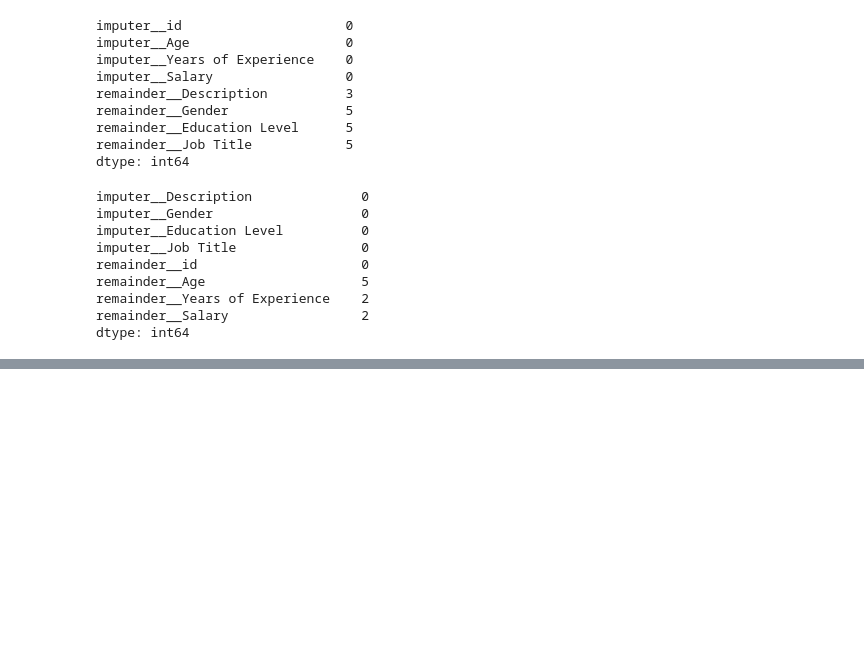
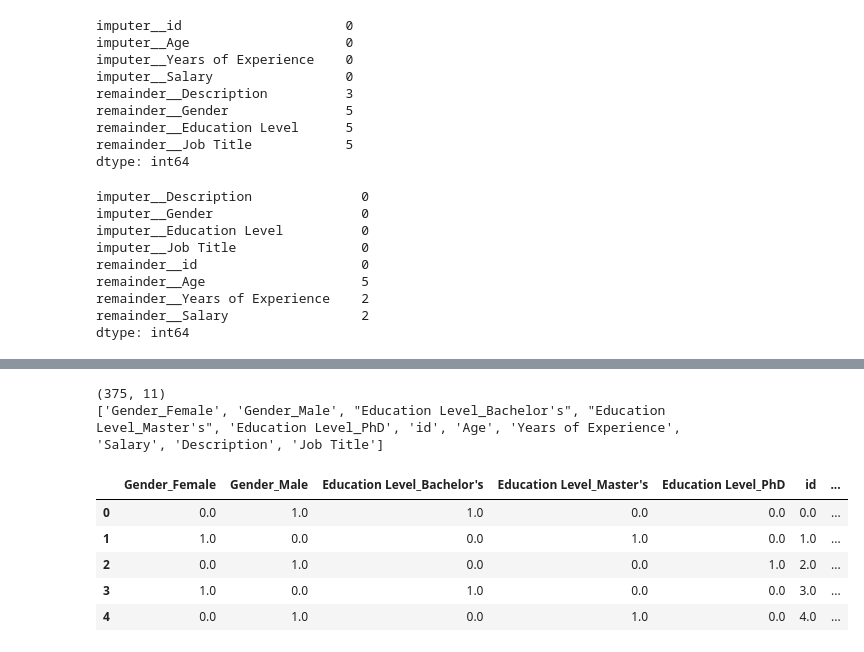
Before and after one commit to leonardoheis/fau_predic_salario, a Jupyter notebook: notebooks/featuretools.ipynb, the cells around one changed output, grey strips where cells are left out. Drawn from its saved outputs; the diff is of its cells as text; code cells hidden in the pictures; blank space fills up the shorter version.

```diff
--- a/notebooks/featuretools.ipynb
+++ b/notebooks/featuretools.ipynb
@@ -345,3 +345,22 @@ remainder__Age                    5
 remainder__Years of Experience    2
 remainder__Salary                 2
 dtype: int64
+# %%
+df_merged_cn = df_merged.copy()
+
+preproc = ColumnTransformer(
+    [
+      ("num", SimpleImputer(strategy="median"),        numeric_vars),
+      ("cat", SimpleImputer(strategy="most_frequent"), categorical_vars),
+    ],
+    remainder="drop",
+    verbose_feature_names_out=False   # preserva nombres originales
+).set_output(transform="pandas")
+
+# preproc.fit(df_merged_categoric)
+
+# df_final = preproc.transform(df_merged_cn)
+
+df_final = preproc.fit_transform(df_merged_cn)
+
+df_final.isnull().sum()
@@ -347,0 +377,45 @@ dtype: int64
+# %%
+#original_cols = df_final.columns.tolist()
+
+desc = df_final['Description'].copy()
+job  = df_final['Job Title'].copy()
+
+df_final_OneHotEncoder = df_final.drop(columns=['Description', 'Job Title'])
+
+categorical_vars = df_final_OneHotEncoder.select_dtypes(include="object").columns.tolist()
+
+ct_ohe = ColumnTransformer(
+    transformers=[
+        (
+            "ohe",
+            OneHotEncoder(
+                drop=None,
+                sparse_output=False,
+                handle_unknown='ignore'
+            ),
+            categorical_vars
+        )
+    ],
+    remainder="passthrough",
+    verbose_feature_names_out=False
+).set_output(transform="pandas")
+
+df_ohe = ct_ohe.fit_transform(df_final_OneHotEncoder)
+
+df_ohe['Description'] = desc.values
+df_ohe['Job Title']   = job.values
+
+#df_final_encoded = df_ohe[original_cols]
+
+print(df_ohe.shape)
+print(df_ohe.columns.tolist())
+df_ohe.head()
+# %% [output]
+(375, 11)
+['Gender_Female', 'Gender_Male', "Education Level_Bachelor's", "Education Level_Master's", 'Education Level_PhD', 'id', 'Age', 'Years of Experience', 'Salary', 'Description', 'Job Title']
+|  | Gender_Female | Gender_Male | Education Level_Bachelor's | Education Level_Master's | Education Level_PhD | id | ... |
+| 0 | 0.0 | 1.0 | 1.0 | 0.0 | 0.0 | 0.0 | ... |
+| 1 | 1.0 | 0.0 | 0.0 | 1.0 | 0.0 | 1.0 | ... |
+| 2 | 0.0 | 1.0 | 0.0 | 0.0 | 1.0 | 2.0 | ... |
+| 3 | 1.0 | 0.0 | 1.0 | 0.0 | 0.0 | 3.0 | ... |
+| 4 | 0.0 | 1.0 | 0.0 | 1.0 | 0.0 | 4.0 | ... |
```
Also changed, not shown: parts of 3 cells of this notebook.
